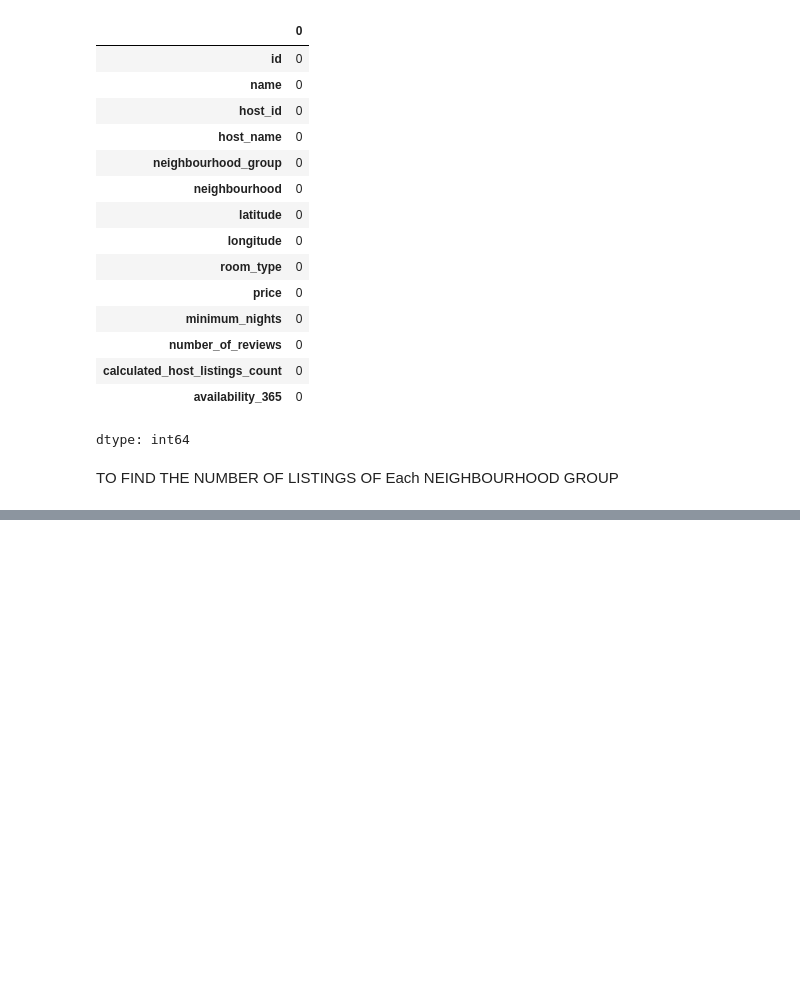
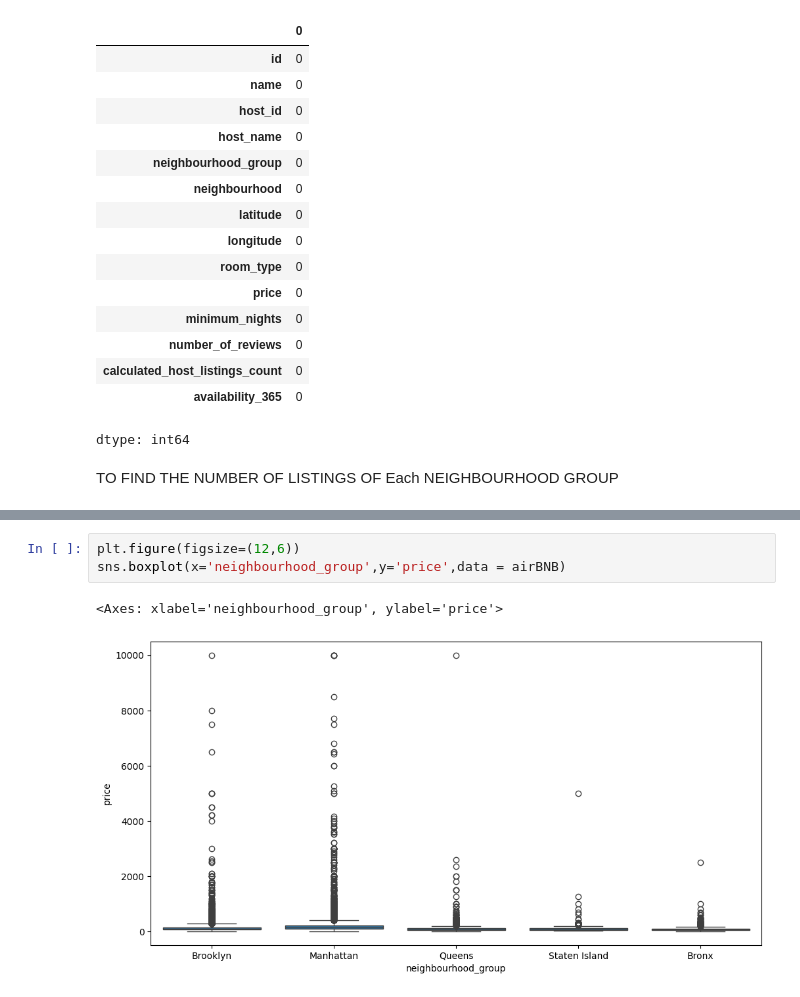
Before and after one commit to abinav102/ML-Fundamentals, a Jupyter notebook: NY_aIrBnBipynb.ipynb, the cells around one changed output, grey strips where cells are left out. Cells and saved outputs as stored; diff of their text form; blank space fills up the shorter version.

```diff
--- a/NY_aIrBnBipynb.ipynb
+++ b/NY_aIrBnBipynb.ipynb
@@ -132,0 +145,6 @@ dtype: int64
+# %%
+plt.figure(figsize=(12,6))
+sns.boxplot(x='neighbourhood_group',y='price',data = airBNB)
+# %% [output]
+<Axes: xlabel='neighbourhood_group', ylabel='price'>
+[figure, added]
```
Also changed, not shown: parts of 8 cells of this notebook.
